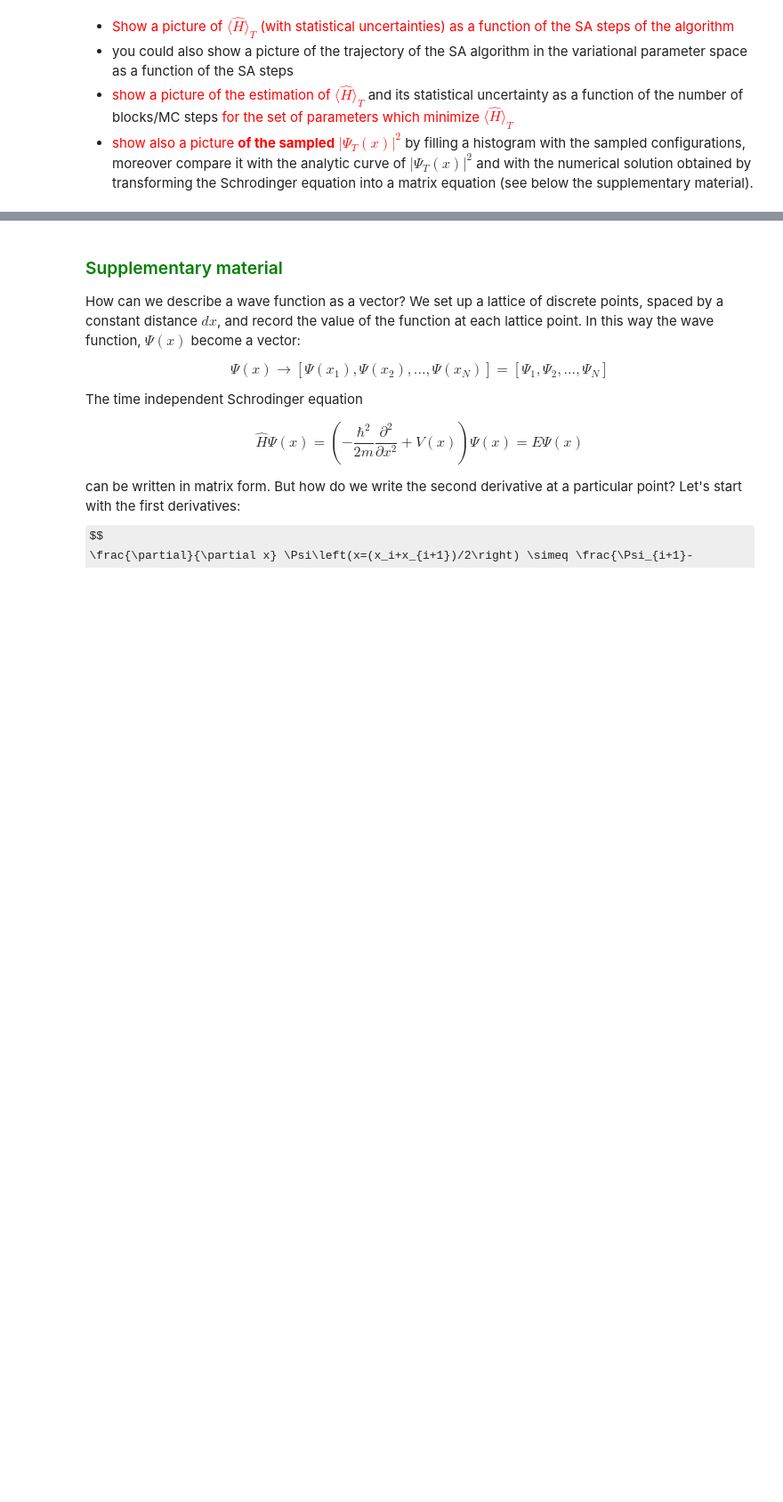
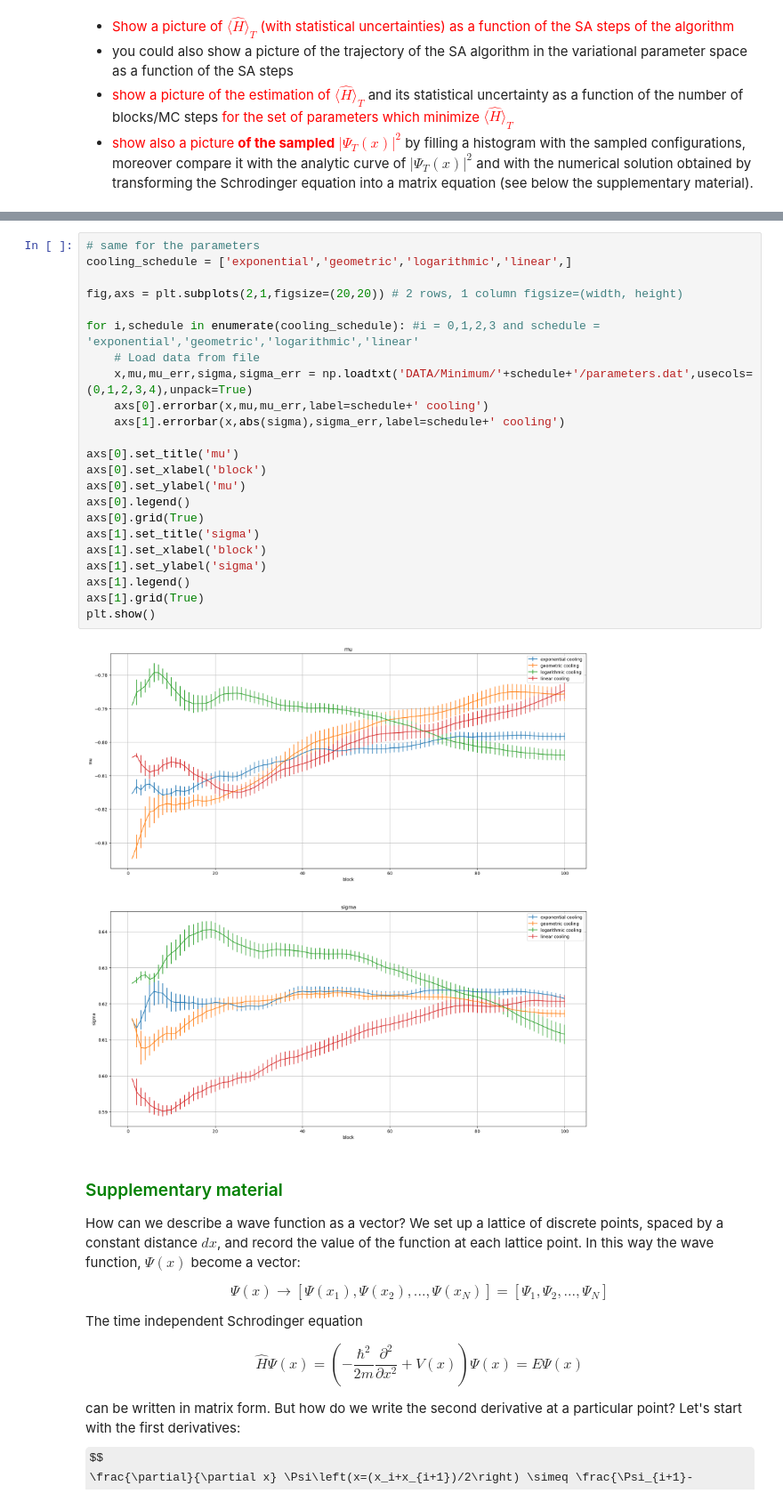
Before and after one commit to JiahaoMiao/LSN, a Jupyter notebook: Lezione_8/LSN_Exercises_08.ipynb, the cells around one changed output, grey strips where cells are left out. Shown at 89% size. Cells and saved outputs as stored; diff of their text form; some formulas as TeX source; blank space fills up the shorter version.

```diff
--- a/Lezione_8/LSN_Exercises_08.ipynb
+++ b/Lezione_8/LSN_Exercises_08.ipynb
@@ -237,3 +307,28 @@ In the linear cooling parameter space trajectory we see that since it cooled rea
+# %%
+# same for the parameters
+cooling_schedule = ['exponential','geometric','logarithmic','linear',]
+
+fig,axs = plt.subplots(2,1,figsize=(20,20)) # 2 rows, 1 column figsize=(width, height)
+
+for i,schedule in enumerate(cooling_schedule): #i = 0,1,2,3 and schedule = 'exponential','geometric','logarithmic','linear'
+    # Load data from file
+    x,mu,mu_err,sigma,sigma_err = np.loadtxt('DATA/Minimum/'+schedule+'/parameters.dat',usecols=(0,1,2,3,4),unpack=True)
+    axs[0].errorbar(x,mu,mu_err,label=schedule+' cooling')
+    axs[1].errorbar(x,abs(sigma),sigma_err,label=schedule+' cooling')
+
+axs[0].set_title('mu')
+axs[0].set_xlabel('block')
+axs[0].set_ylabel('mu')
+axs[0].legend()
+axs[0].grid(True)
+axs[1].set_title('sigma')
+axs[1].set_xlabel('block')
+axs[1].set_ylabel('sigma')
+axs[1].legend()
+axs[1].grid(True)
+plt.show()
+# %% [output]
+[figure, added]
 # %% [markdown]
 ### <span style="color:green">Supplementary material</span>
 
```
Also changed, not shown: parts of 8 cells of this notebook, 32 other files.
